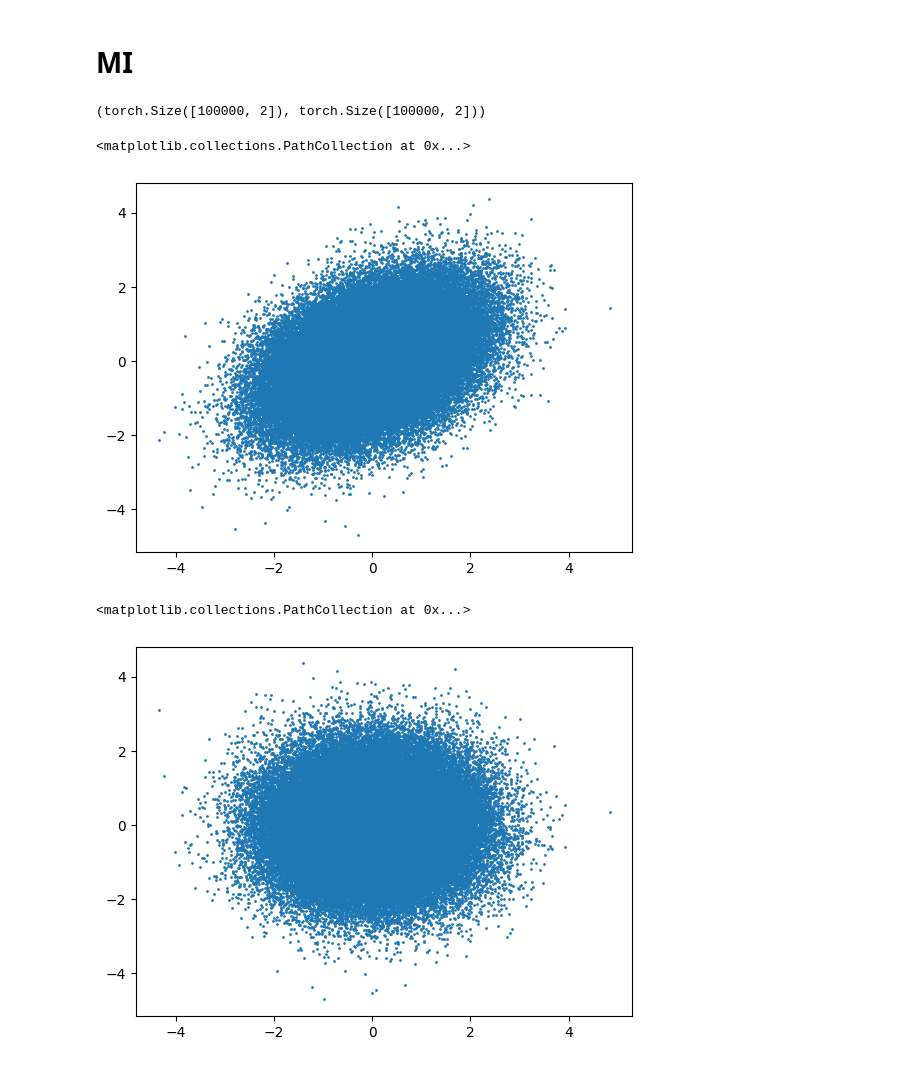
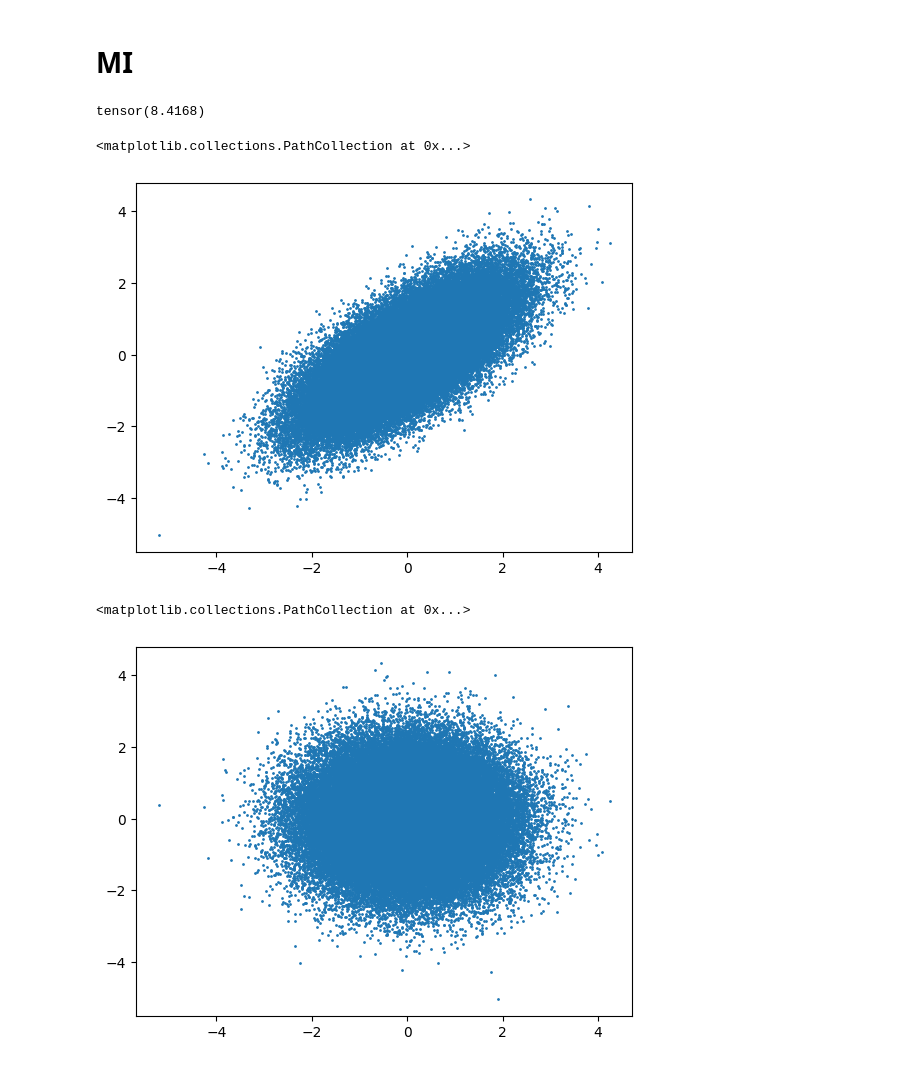
Before and after one commit to DimaTivator/MI-diffusion, a Jupyter notebook: MI_Diffusion_2_nets.ipynb, the cells around one changed output. Cells and saved outputs as stored; diff of their text form; code cells hidden in the pictures.

```diff
--- a/MI_Diffusion_2_nets.ipynb
+++ b/MI_Diffusion_2_nets.ipynb
@@ -192,28 +231,21 @@ plt.scatter(sampled[:,0].cpu().numpy(), sampled[:,1].cpu().numpy())
 # %% [markdown]
 # MI
-# %%
-n_samples = 100_000
-
-# -1/2 * log(1 - r**2)
-
-r = 0.4
-mean = torch.tensor([0.0, 0.0])
-cov = torch.tensor([[1.0, r],
-                    [r, 1.0]])
-mvn = torch.distributions.MultivariateNormal(mean, covariance_matrix=cov)
-
-X = mvn.sample((n_samples,))
-
-# A = torch.randn(n_samples)[:, None]
-# # B = A
-# B = torch.randn(n_samples)[:, None]
-
-dep_data = X
-
-A = X[:, 0].unsqueeze(1)
-B = X[:, 1].unsqueeze(1)
-indep_data = torch.cat([A, B[torch.randperm(n_samples)]], dim=1)
-
-dep_data.shape, indep_data.shape
-# %% [output]
-(torch.Size([100000, 2]), torch.Size([100000, 2]))
+# %%
+def create_nd_correlated_data(n_samples, n_dim, r=0.7):
+    n_half = n_dim // 2
+    mean = torch.zeros(n_dim)
+
+    cov = torch.eye(n_dim)
+
+    for i in range(n_dim):
+        cov[i, n_dim - i - 1] = r
+
+    mvn = torch.distributions.MultivariateNormal(mean, covariance_matrix=cov)
+    dep_data = mvn.sample((n_samples,))
+
+    A = dep_data[:, :n_half]
+    B = dep_data[:, n_half:]
+
+    indep_data = torch.cat([A, B[torch.randperm(n_samples)]], dim=1)
+
+    return dep_data, indep_data, cov
@@ -220,13 +291,19 @@ dep_data.shape, indep_data.shape
+# %%
+dep_data, indep_data, cov = create_nd_correlated_data(n_samples, n_dim=50, r=0.7)
+# dep_data, indep_data, cov = create_randomly_correlated_normal_data(n_samples, n_dim=6)
+MI_multivariate_normal(cov)
+# %% [output]
+tensor(8.4168)
 # %%
-plt.scatter(dep_data[:, 0], dep_data[:, 1], s=1)
+plt.scatter(dep_data[:, 0], dep_data[:, 49], s=1)
 # %% [output]
 <matplotlib.collections.PathCollection at 0x...>
-[figure, old version]
+[figure, new version]
 # %%
-plt.scatter(indep_data[:, 0], indep_data[:, 1], s=1)
+plt.scatter(indep_data[:, 0], indep_data[:, 49], s=1)
 # %% [output]
 <matplotlib.collections.PathCollection at 0x...>
-[figure, old version]
+[figure, new version]
 # %%
 dep_train_dataset = TensorDataset(dep_data)
 indep_train_dataset = TensorDataset(indep_data)
```
Also changed, not shown: parts of 20 cells of this notebook.
